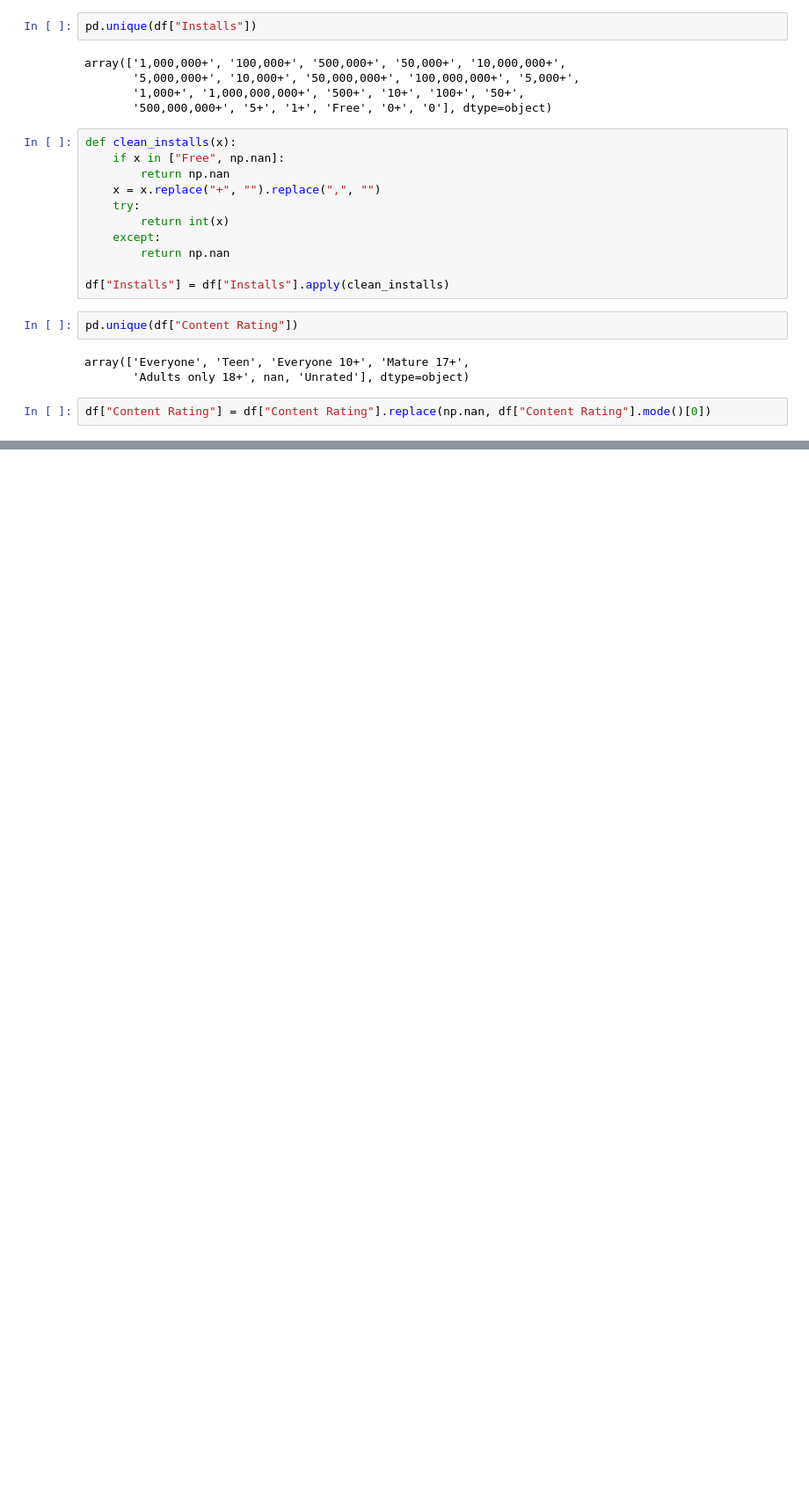
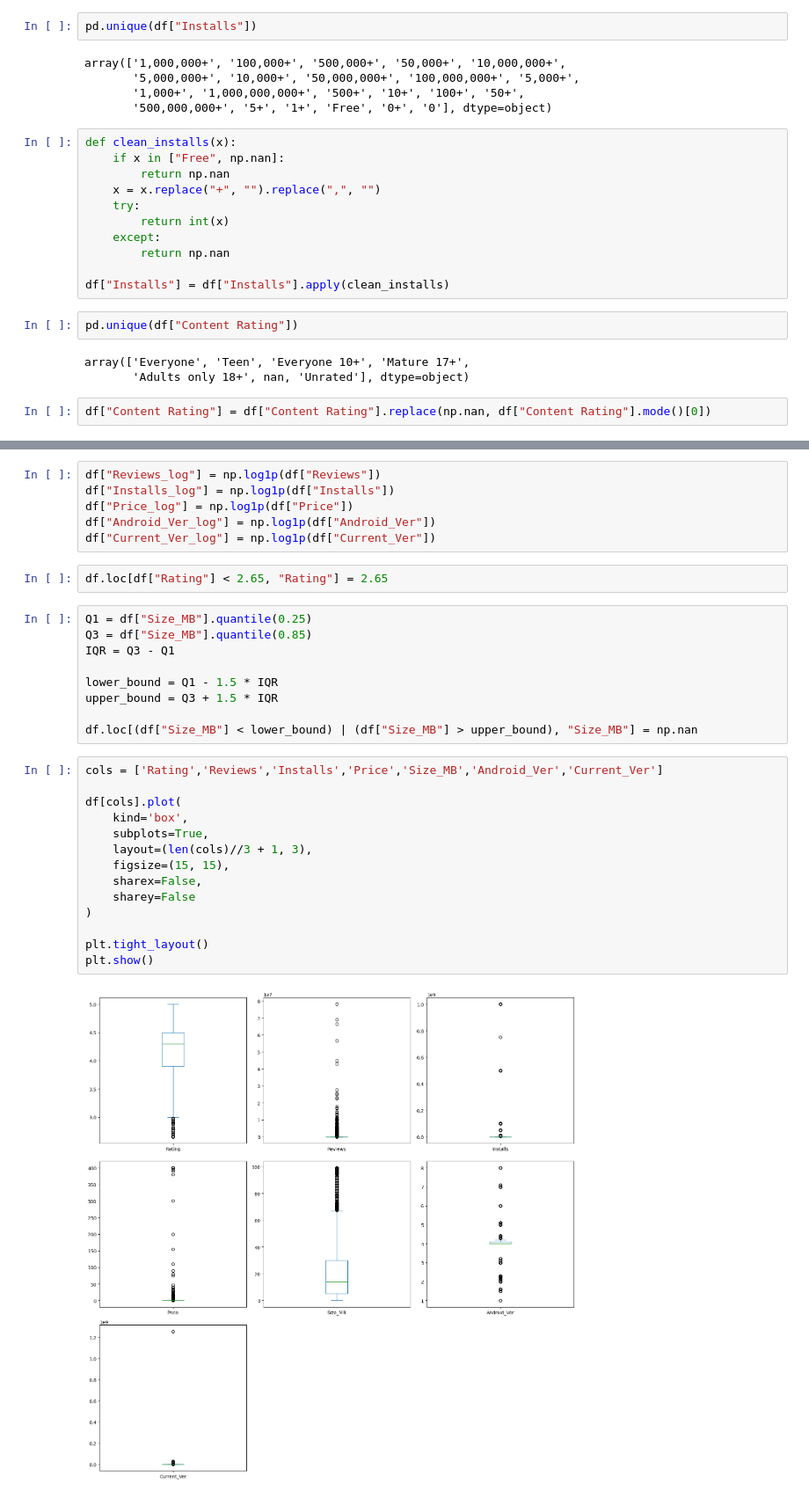
Before and after one commit to NsElgezawy/Play-Store-apps-data-cleaning-and-preprocessing, a Jupyter notebook: note.ipynb, the cells around one changed output, grey strips where cells are left out. Shown at 88% size. Cells and saved outputs as stored; diff of their text form; blank space fills up the shorter version.

```diff
--- a/note.ipynb
+++ b/note.ipynb
@@ -276,0 +302,33 @@ memory usage: 1.2+ MB
+# %%
+df["Reviews_log"] = np.log1p(df["Reviews"])
+df["Installs_log"] = np.log1p(df["Installs"])
+df["Price_log"] = np.log1p(df["Price"])
+df["Android_Ver_log"] = np.log1p(df["Android_Ver"])
+df["Current_Ver_log"] = np.log1p(df["Current_Ver"])
+# %%
+df.loc[df["Rating"] < 2.65, "Rating"] = 2.65
+# %%
+Q1 = df["Size_MB"].quantile(0.25)
+Q3 = df["Size_MB"].quantile(0.85)
+IQR = Q3 - Q1
+
+lower_bound = Q1 - 1.5 * IQR
+upper_bound = Q3 + 1.5 * IQR
+
+df.loc[(df["Size_MB"] < lower_bound) | (df["Size_MB"] > upper_bound), "Size_MB"] = np.nan
+# %%
+cols = ['Rating','Reviews','Installs','Price','Size_MB','Android_Ver','Current_Ver']
+
+df[cols].plot(
+    kind='box',
+    subplots=True,
+    layout=(len(cols)//3 + 1, 3),
+    figsize=(15, 15),
+    sharex=False,
+    sharey=False
+)
+
+plt.tight_layout()
+plt.show()
+# %% [output]
+[figure, added]
```
Also changed, not shown: parts of 38 cells of this notebook.
